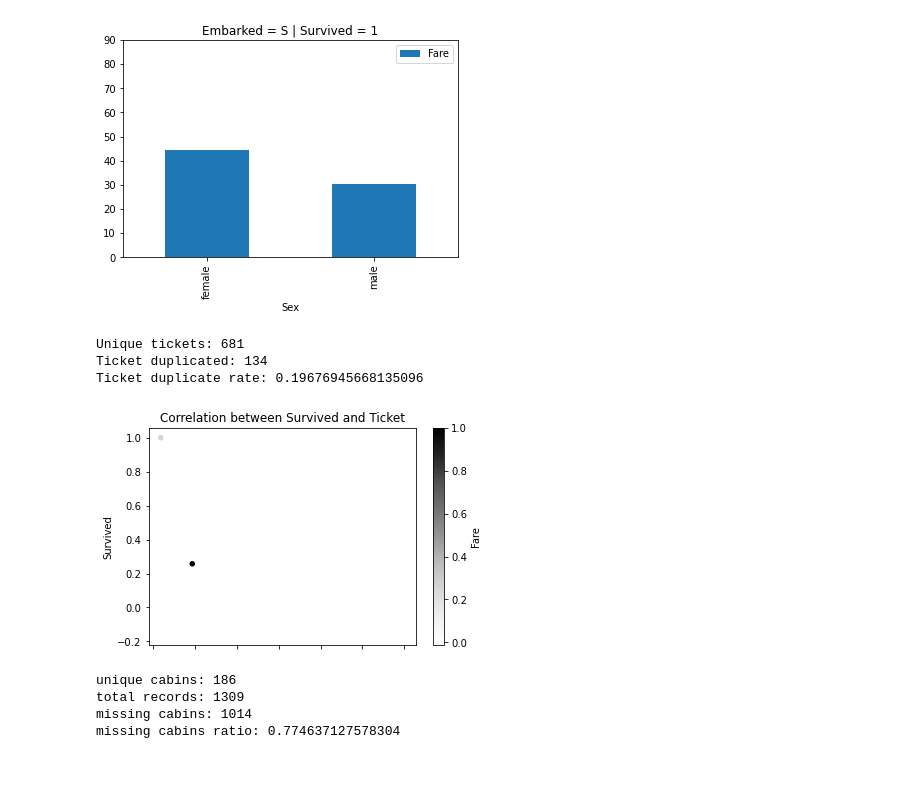
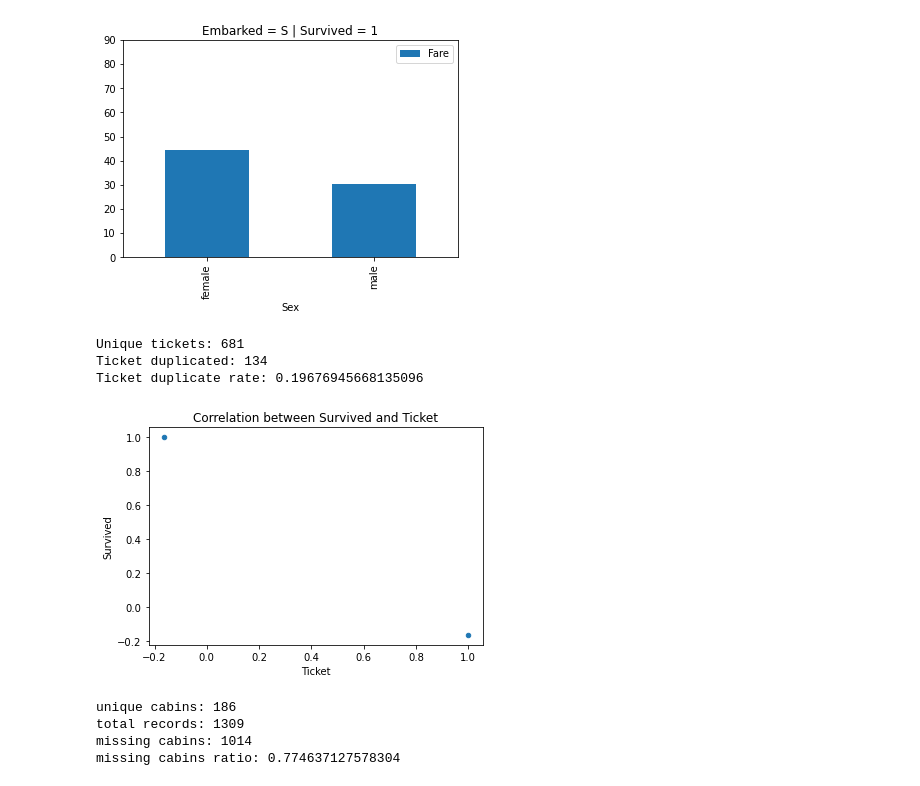
Before and after one commit to lumalav/CAP5610, a Jupyter notebook: HW1/HW1.ipynb, the cells around one changed output. Cells and saved outputs as stored; diff of their text form; code cells hidden in the pictures.

```diff
--- a/HW1/HW1.ipynb
+++ b/HW1/HW1.ipynb
@@ -136,23 +136,23 @@ for g, group in data.groupby(['Embarked', 'Survived']):
 # %%
 #Q14
 import pandas as pd
 data = pd.read_csv('Titanic/train.csv')
 tickets_ = data.pivot_table(index=['Ticket'], aggfunc ='size').to_frame()
 tickets_dups = tickets_.loc[tickets_[0] > 1]
 print('Unique tickets: ' + str(len(tickets_.index)))
 print('Ticket duplicated: ' + str(len(tickets_dups.index)))
 print('Ticket duplicate rate: ' + str(len(tickets_dups.index) / len(tickets_.index)))
-for x in ['PassengerId','Pclass','Name','Sex','Age','SibSp','Parch','Cabin','Embarked']:
+for x in ['PassengerId','Pclass','Name','Sex','Age','Fare','SibSp','Parch','Cabin','Embarked']:
     data = data.drop(x, 1)
 
 data['Ticket']=data['Ticket'].astype('category').cat.codes
 q14 = data.corr()
 q14.plot.scatter(x='Ticket',y='Survived', title='Correlation between Survived and Ticket');
 # %% [output]
 Unique tickets: 681
 Ticket duplicated: 134
 Ticket duplicate rate: 0.19676945668135096
-[figure, old version]
+[figure, new version]
 # %%
 #Q15
 import pandas as pd
```
